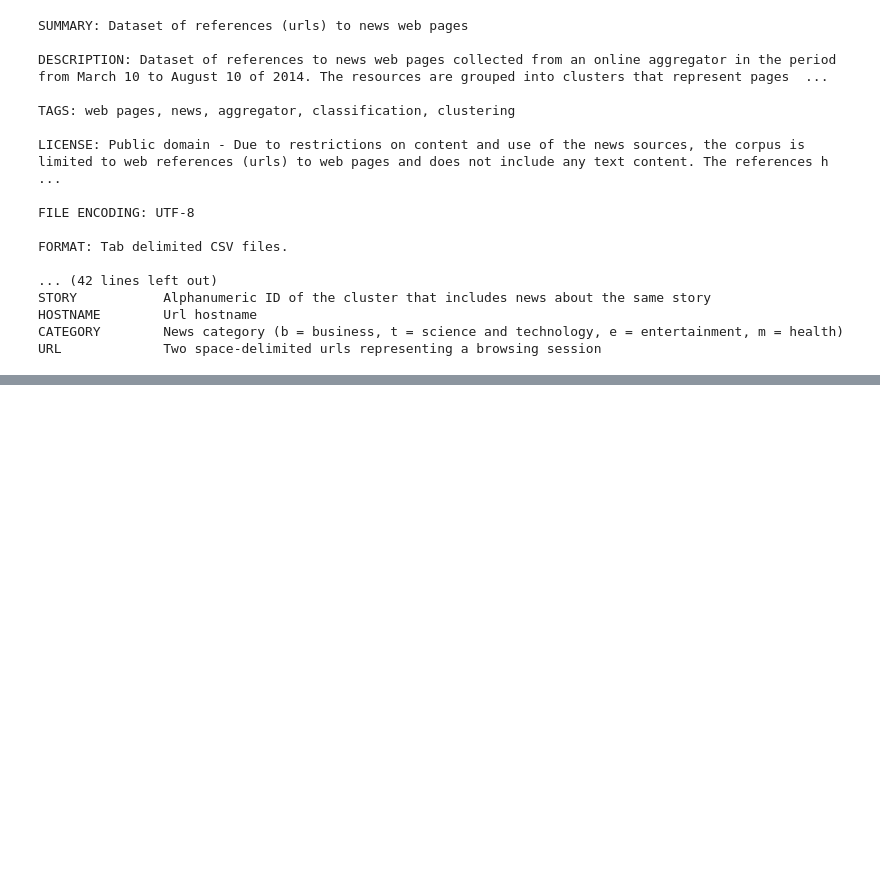
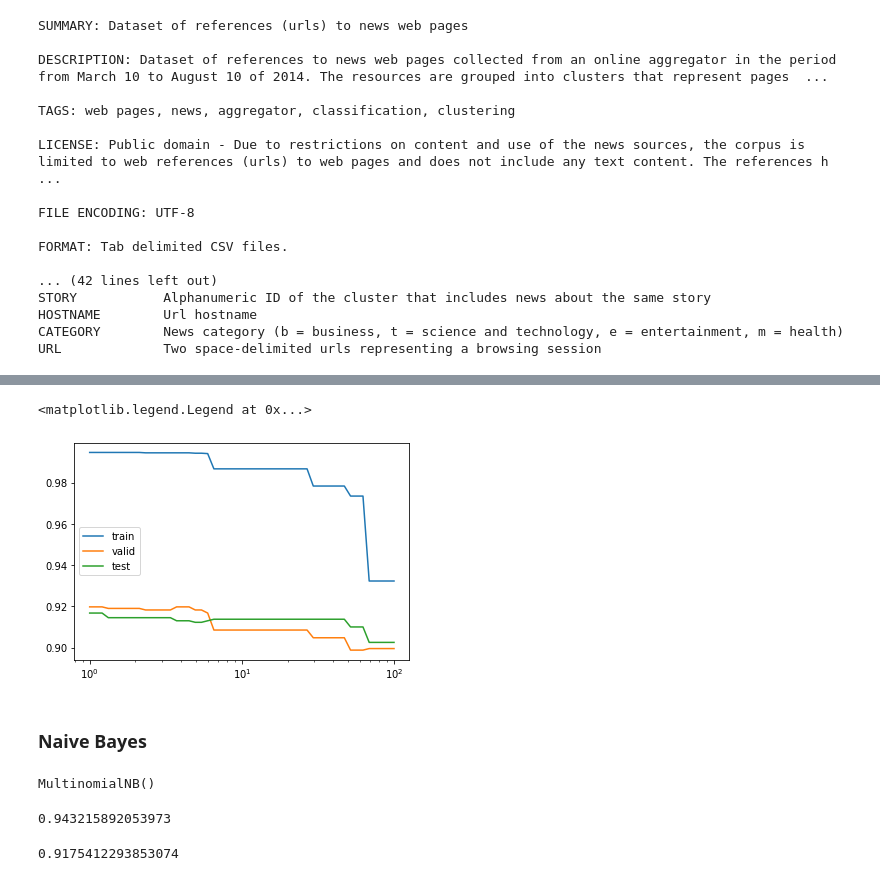
Before and after one commit to shinchu/nlp100, a Jupyter notebook: notebooks/nlp100_6.ipynb, the cells around one changed output, grey strips where cells are left out. Drawn from its saved outputs; the diff is of its cells as text; code cells hidden in the pictures; blank space fills up the shorter version.

```diff
--- a/notebooks/nlp100_6.ipynb
+++ b/notebooks/nlp100_6.ipynb
@@ -132,0 +525,18 @@ import re
+# %%
+tols = np.logspace(0, 2, 50)
+lrs = [LogisticRegression(tol=tol, max_iter=1000).fit(train_x, train_t) for tol in tqdm(tols)]
+# %%
+train_accs = [accuracy(lr, train_x, train_t) for lr in lrs]
+valid_accs = [accuracy(lr, valid_x, valid_t) for lr in lrs]
+test_accs = [accuracy(lr, test_x, test_t) for lr in lrs]
+# %%
+plt.plot(tols, train_accs, label = 'train')
+plt.plot(tols, valid_accs, label = 'valid')
+plt.plot(tols, test_accs, label = 'test')
+plt.xscale('log')
+plt.legend()
+# %% [output]
+<matplotlib.legend.Legend at 0x...>
+[figure, added]
+# %% [markdown]
+### Naive Bayes
@@ -132,0 +545,13 @@ import re
+# %%
+nb = MultinomialNB()
+nb.fit(train_x, train_t)
+# %% [output]
+MultinomialNB()
+# %%
+accuracy(nb, train_x, train_t)
+# %% [output]
+0.943215892053973
+# %%
+accuracy(nb, test_x, test_t)
+# %% [output]
+0.9175412293853074
```
Also changed, not shown: parts of 79 cells of this notebook, 1 other file.
